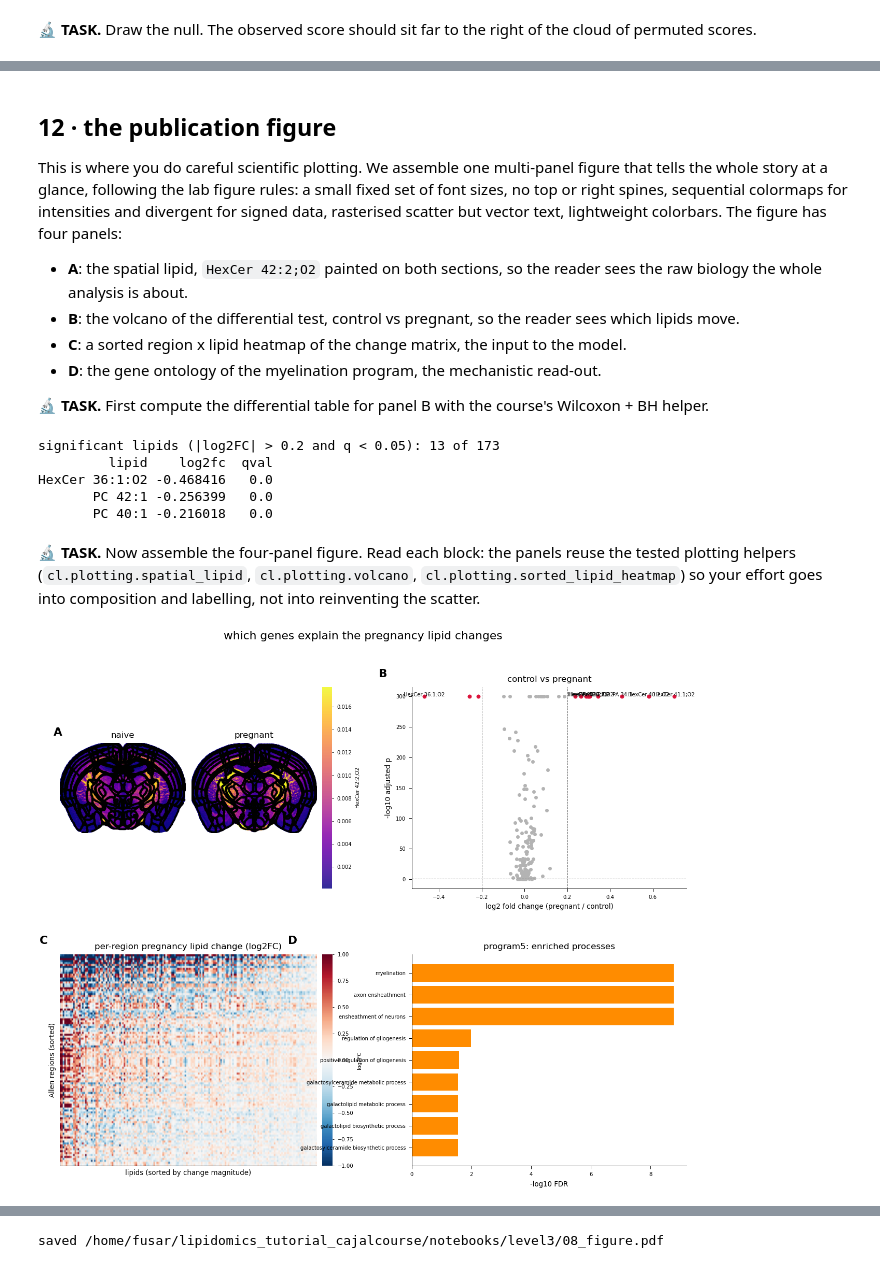
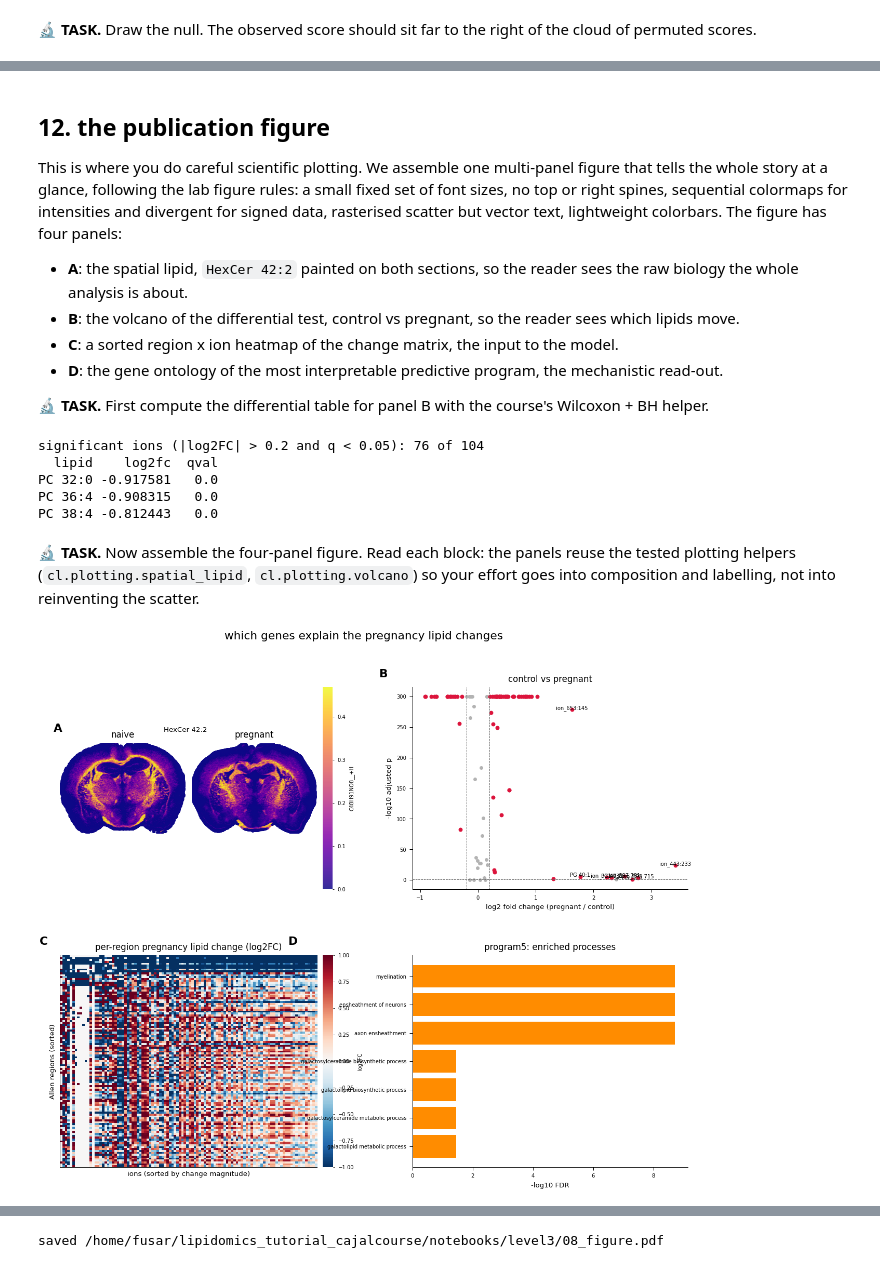
Before and after one commit to lamanno-epfl/lipidomics_tutorial_cajalcourse, a Jupyter notebook: notebooks/level3/08_multimodal_xgb_shap_go_solution.ipynb, the cells around one changed output, grey strips where cells are left out. Drawn from its saved outputs; the diff is of its cells as text; code cells hidden in the pictures.

```diff
--- a/notebooks/level3/08_multimodal_xgb_shap_go_solution.ipynb
+++ b/notebooks/level3/08_multimodal_xgb_shap_go_solution.ipynb
@@ -562,0 +156,16 @@ and `Mobp`, which we will later hand straight to the gene ontology.
+# %%
+# load YOUR clustered data: the end of the pipeline chain, not any pre-baked answer file
+adata = ad.read_h5ad("/home/fusar/lipidomics_tutorial_cajalcourse/data/derived/06_clustered.h5ad")
+
+# a convenience map from each ion's var_name to its human-readable lipid annotation
+ion_to_lipid = dict(zip(adata.var_names, adata.var["lipid"].astype(str)))
+def nice(vn):  # friendly label for an ion, falling back to the var_name itself
+    return ion_to_lipid.get(vn, vn)
+
+print("pixels x ions:", adata.shape)
+print("conditions:", dict(adata.obs["Condition"].value_counts()))
+print("distinct Allen regions (acronym):", adata.obs["acronym"].nunique())
+print("your lipizones:", adata.obs["lipizone"].nunique())
+n_annot = int((~adata.var["lipid"].astype(str).str.startswith("ion_")).sum())
+print("annotated lipids (of all ions):", n_annot, "of", adata.n_vars)
+print("a few annotated lipids:", [l for l in adata.var["lipid"] if not l.startswith("ion_")][:6])
@@ -1253,17 +1261,16 @@ correspondence is the scientific claim?)
 # %% [markdown]
-## 12 · the publication figure
+## 12. the publication figure
 
 This is where you do careful scientific plotting. We assemble one multi-panel figure that tells the
-whole story at a glance, following the lab figure rules: a small fixed set of font sizes, no top or
-right spines, sequential colormaps for intensities and divergent for signed data, rasterised scatter
-but vector text, lightweight colorbars. The figure has four panels:
+whole story at a glance, following the lab figure rules: a small fixed set of font sizes, no top or right
+spines, sequential colormaps for intensities and divergent for signed data, rasterised scatter but
+vector text, lightweight colorbars. The figure has four panels:
 
-- **A**: the spatial lipid, `HexCer 42:2;O2` painted on both sections, so the reader sees the raw
-  biology the whole analysis is about.
-- **B**: the volcano of the differential test, control vs pregnant, so the reader sees which lipids
-  move.
-- **C**: a sorted region x lipid heatmap of the change matrix, the input to the model.
-- **D**: the gene ontology of the myelination program, the mechanistic read-out.
+- **A**: the spatial lipid, `HexCer 42:2` painted on both sections, so the reader sees the raw biology
+  the whole analysis is about.
+- **B**: the volcano of the differential test, control vs pregnant, so the reader sees which lipids move.
+- **C**: a sorted region x ion heatmap of the change matrix, the input to the model.
+- **D**: the gene ontology of the most interpretable predictive program, the mechanistic read-out.
 
 🔬 **TASK.** First compute the differential table for panel B with the course's Wilcoxon + BH helper.
 # %%
@@ -1272,60 +1279,61 @@ diff = analysis.differential_lipids(
     adata, group_col="Condition", group1="naive", group2="pregnant",
     min_fc=0.2, pthr=0.05,
 )
-print("significant lipids (|log2FC| > 0.2 and q < 0.05):", int(diff["sig"].sum()), "of", len(diff))
+diff["lipid"] = diff["lipid"].map(nice)                  # friendly labels for the volcano
+print("significant ions (|log2FC| > 0.2 and q < 0.05):", int(diff["sig"].sum()), "of", len(diff))
 print(diff.sort_values("log2fc").head(3)[["lipid", "log2fc", "qval"]].to_string(index=False))
 # %% [output]
-significant lipids (|log2FC| > 0.2 and q < 0.05): 13 of 173
-         lipid    log2fc  qval
-HexCer 36:1:O2 -0.468416   0.0
-       PC 42:1 -0.256399   0.0
-       PC 40:1 -0.216018   0.0
+significant ions (|log2FC| > 0.2 and q < 0.05): 76 of 104
+  lipid    log2fc  qval
+PC 32:0 -0.917581   0.0
+PC 36:4 -0.908315   0.0
+PC 38:4 -0.812443   0.0
 # %% [markdown]
 🔬 **TASK.** Now assemble the four-panel figure. Read each block: the panels reuse the tested
-plotting helpers (`cl.plotting.spatial_lipid`, `cl.plotting.volcano`, `cl.plotting.sorted_lipid_heatmap`)
-so your effort goes into composition and labelling, not into reinventing the scatter.
+plotting helpers (`cl.plotting.spatial_lipid`, `cl.plotting.volcano`) so your effort goes into
+composition and labelling, not into reinventing the scatter.
 # %%
 # one publication-quality multi-panel figure
 fig = plt.figure(figsize=(13, 10))
 gs = fig.add_gridspec(2, 2, height_ratios=[1, 1.05], hspace=0.32, wspace=0.28)
 
-# --- panel A: the spatial lipid on both sections (two sub-axes inside the top-left cell) ---
+# --- panel A: the spatial myelin lipid on both sections ---
 gsA = gs[0, 0].subgridspec(1, 2, wspace=0.05)
 axA = [fig.add_subplot(gsA[0, 0]), fig.add_subplot(gsA[0, 1])]
-plotting.spatial_lipid(adata, "HexCer 42:2;O2", axes=axA, point_size=2.5)
-axA[0].text(-0.05, 1.08, "A", transform=axA[0].transAxes, fontsize=FS["l"], fontweight="bold")
+plotting.spatial_lipid(adata, MYELIN_ION, axes=axA, point_size=2.5)
+axA[0].text(-0.05, 1.12, "A", transform=axA[0].transAxes, fontsize=FS["l"], fontweight="bold")
+axA[0].text(1.0, 1.12, MYELIN_LIPID, transform=axA[0].transAxes, fontsize=FS["s"], ha="center")
 
 # --- panel B: the volcano ---
 axB = fig.add_subplot(gs[0, 1])
-plotting.volcano(diff, label_col="lipid", top_n=8, ax=axB,
-                 title="control vs pregnant")
+plotting.volcano(diff, label_col="lipid", top_n=8, ax=axB, title="control vs pregnant")
 axB.text(-0.12, 1.05, "B", transform=axB.transAxes, fontsize=FS["l"], fontweight="bold")
 
-# --- panel C: sorted region x lipid change heatmap (the model input) ---
+# --- panel C: sorted region x ion change heatmap (the model input) ---
 axC = fig.add_subplot(gs[1, 0])
 order_r = change.abs().mean(1).sort_values(ascending=False).index   # regions by change magnitude
-order_c = change.abs().mean(0).sort_values(ascending=False).index   # lipids by change magnitude
-M = change.loc[order_r, order_c]
-im = axC.imshow(M.values, aspect="auto", cmap="RdBu_r", vmin=-1, vmax=1)
-axC.set_xlabel("lipids (sorted by change magnitude)")
+order_c = change.abs().mean(0).sort_values(ascending=False).index   # ions by change magnitude
+Mmat = change.loc[order_r, order_c]
+im = axC.imshow(Mmat.values, aspect="auto", cmap="RdBu_r", vmin=-1, vmax=1)
+axC.set_xlabel("ions (sorted by change magnitude)")
 axC.set_ylabel("Allen regions (sorted)")
 axC.set_xticks([]); axC.set_yticks([])
 axC.set_title("per-region pregnancy lipid change (log2FC)", fontsize=FS["m"])
 cl.style.lightweight_colorbar(im, axC, label="log2FC")
 axC.text(-0.08, 1.05, "C", transform=axC.transAxes, fontsize=FS["l"], fontweight="bold")
 
-# --- panel D: gene ontology of the myelination program ---
+# --- panel D: gene ontology of the most interpretable program ---
 axD = fig.add_subplot(gs[1, 1])
 go_best = go_results[best_prog].head(10)
 yv = -np.log10(go_best["FDR"].clip(lower=1e-300))[::-1]
 axD.barh(range(len(yv)), yv, color="darkorange")
 axD.set_yticks(range(len(yv))); axD.set_yticklabels(go_best["GO term (BP)"][::-1], fontsize=FS["xs"])
 axD.set_xlabel("-log10 FDR")
 axD.set_title(f"{best_prog}: enriched processes", fontsize=FS["m"])
 axD.text(-0.45, 1.05, "D", transform=axD.transAxes, fontsize=FS["l"], fontweight="bold")
 
 fig.suptitle("which genes explain the pregnancy lipid changes", fontsize=FS["l"], y=0.97)
 plt.show()
 # %% [output]
-[figure, old version]
+[figure, new version]
 # %% [markdown]
```
Also changed, not shown: parts of 119 cells of this notebook, 16 other files.
